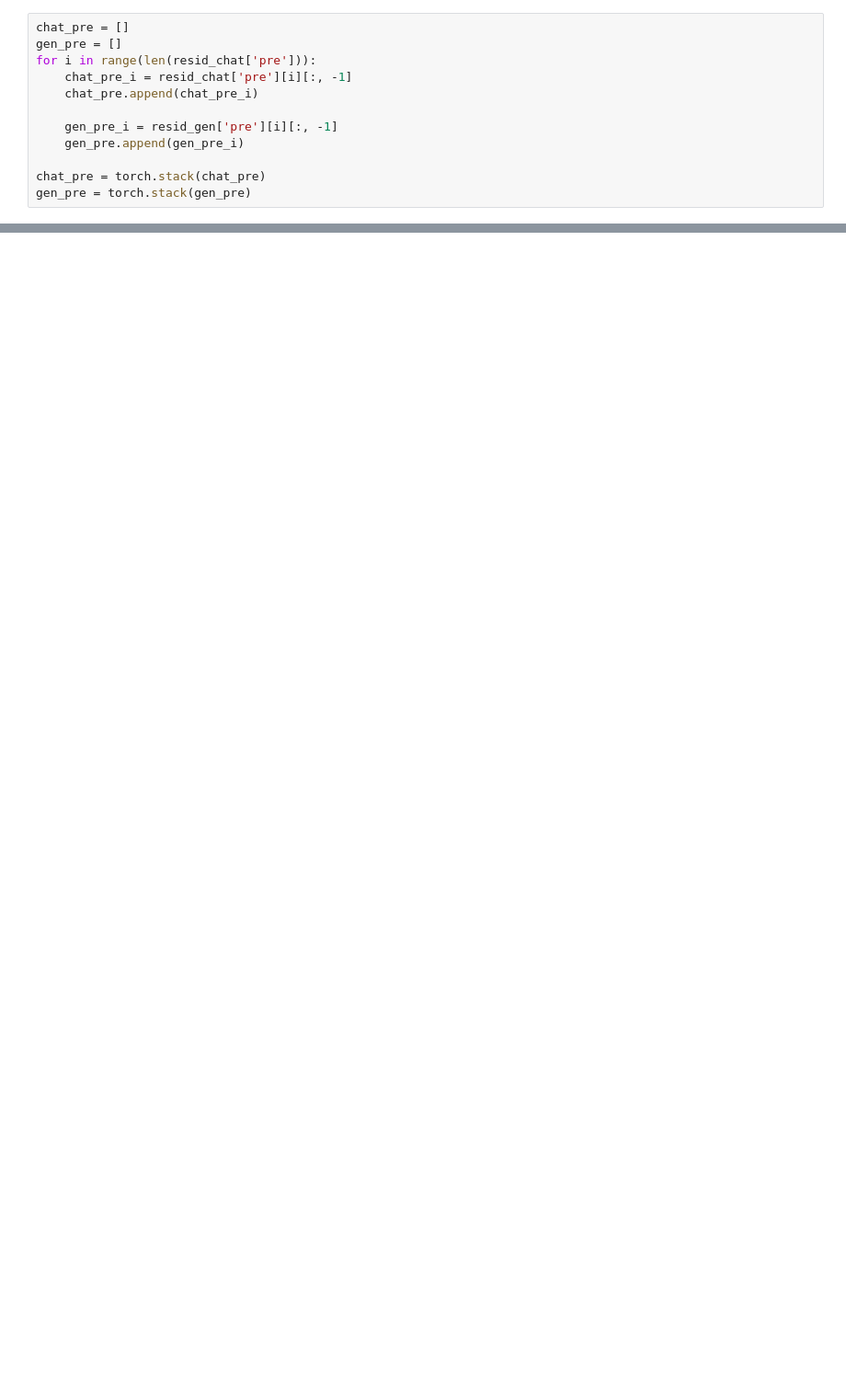
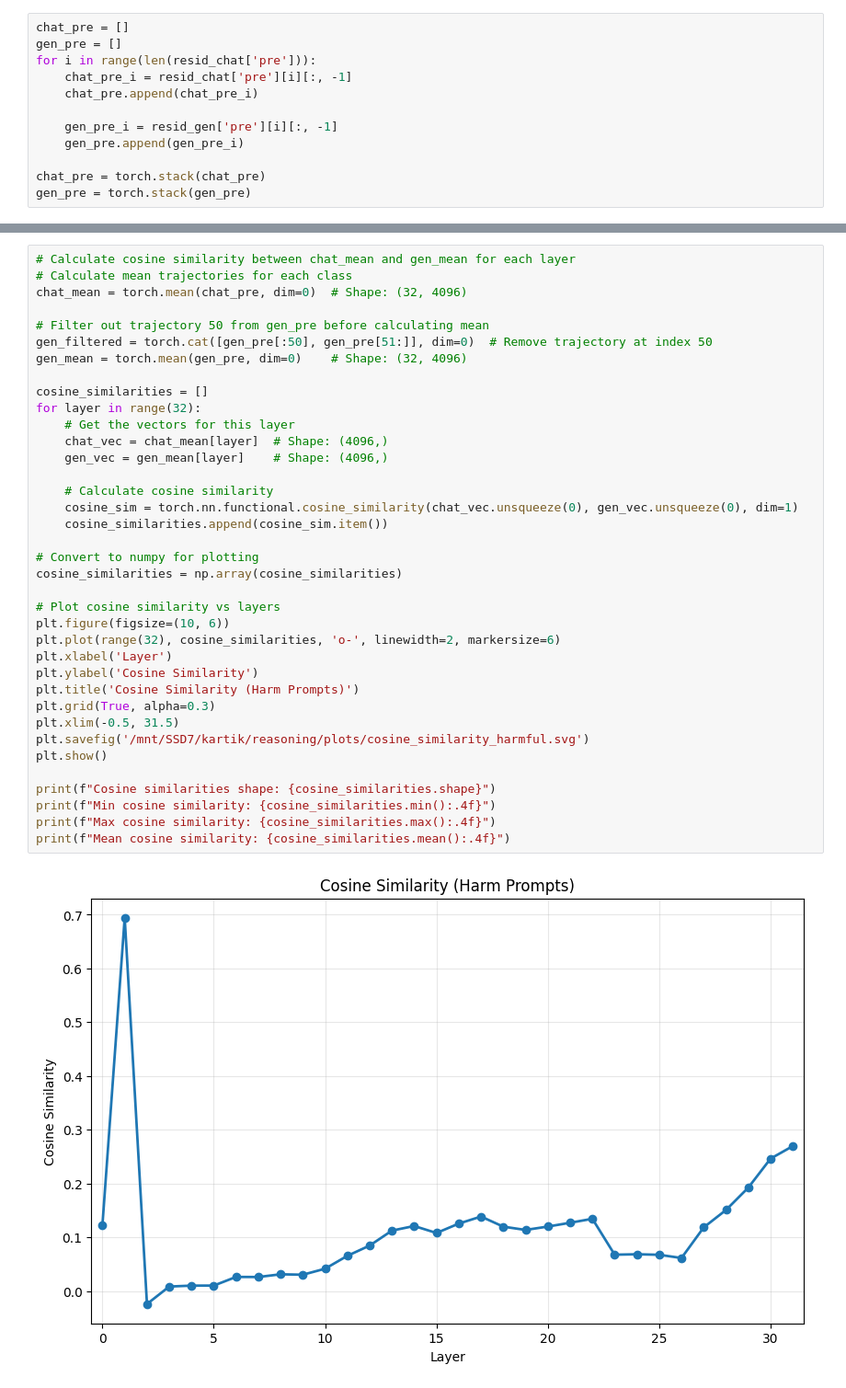
Before and after one commit to skartik04/reasoning, a Jupyter notebook: experiment/traj.ipynb, the cells around one changed output, grey strips where cells are left out. Shown at 92% size. Saved outputs shown, nothing was run; the diff lists cells and outputs as text; blank space fills up the shorter version.

```diff
--- a/experiment/traj.ipynb
+++ b/experiment/traj.ipynb
@@ -104,0 +250,39 @@ plt.show()
+# %%
+# Calculate cosine similarity between chat_mean and gen_mean for each layer
+# Calculate mean trajectories for each class
+chat_mean = torch.mean(chat_pre, dim=0)  # Shape: (32, 4096)
+
+# Filter out trajectory 50 from gen_pre before calculating mean
+gen_filtered = torch.cat([gen_pre[:50], gen_pre[51:]], dim=0)  # Remove trajectory at index 50
+gen_mean = torch.mean(gen_pre, dim=0)    # Shape: (32, 4096)
+
+cosine_similarities = []
+for layer in range(32):
+    # Get the vectors for this layer
+    chat_vec = chat_mean[layer]  # Shape: (4096,)
+    gen_vec = gen_mean[layer]    # Shape: (4096,)
+
+    # Calculate cosine similarity
+    cosine_sim = torch.nn.functional.cosine_similarity(chat_vec.unsqueeze(0), gen_vec.unsqueeze(0), dim=1)
+    cosine_similarities.append(cosine_sim.item())
+
+# Convert to numpy for plotting
+cosine_similarities = np.array(cosine_similarities)
+
+# Plot cosine similarity vs layers
+plt.figure(figsize=(10, 6))
+plt.plot(range(32), cosine_similarities, 'o-', linewidth=2, markersize=6)
+plt.xlabel('Layer')
+plt.ylabel('Cosine Similarity')
+plt.title('Cosine Similarity (Harm Prompts)')
+plt.grid(True, alpha=0.3)
+plt.xlim(-0.5, 31.5)
+plt.savefig('/mnt/SSD7/kartik/reasoning/plots/cosine_similarity_harmful.svg')
+plt.show()
+
+print(f"Cosine similarities shape: {cosine_similarities.shape}")
+print(f"Min cosine similarity: {cosine_similarities.min():.4f}")
+print(f"Max cosine similarity: {cosine_similarities.max():.4f}")
+print(f"Mean cosine similarity: {cosine_similarities.mean():.4f}")
+# %% [output]
+[figure, added]
```
Also changed, not shown: parts of 11 cells of this notebook, 18 other files.
